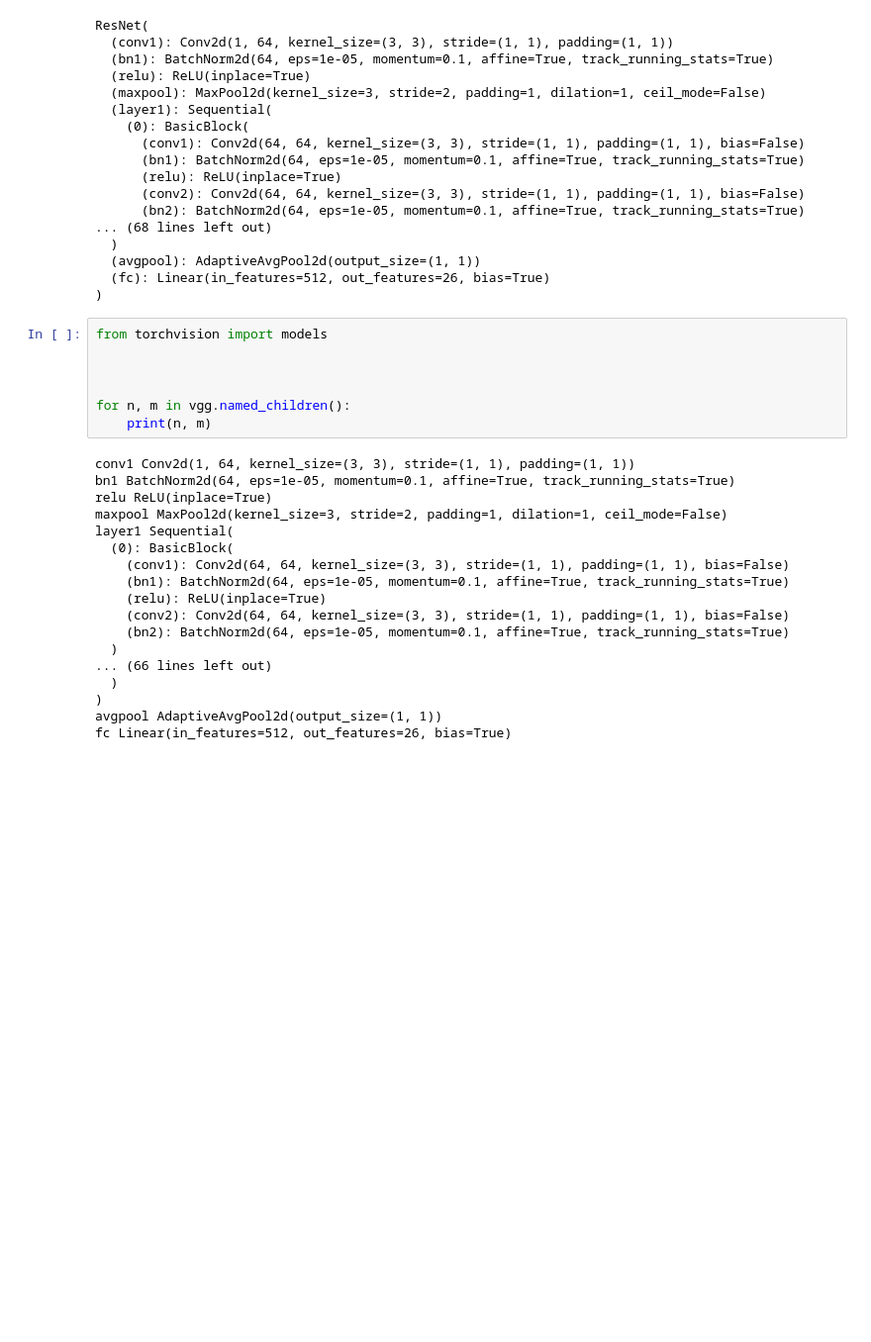
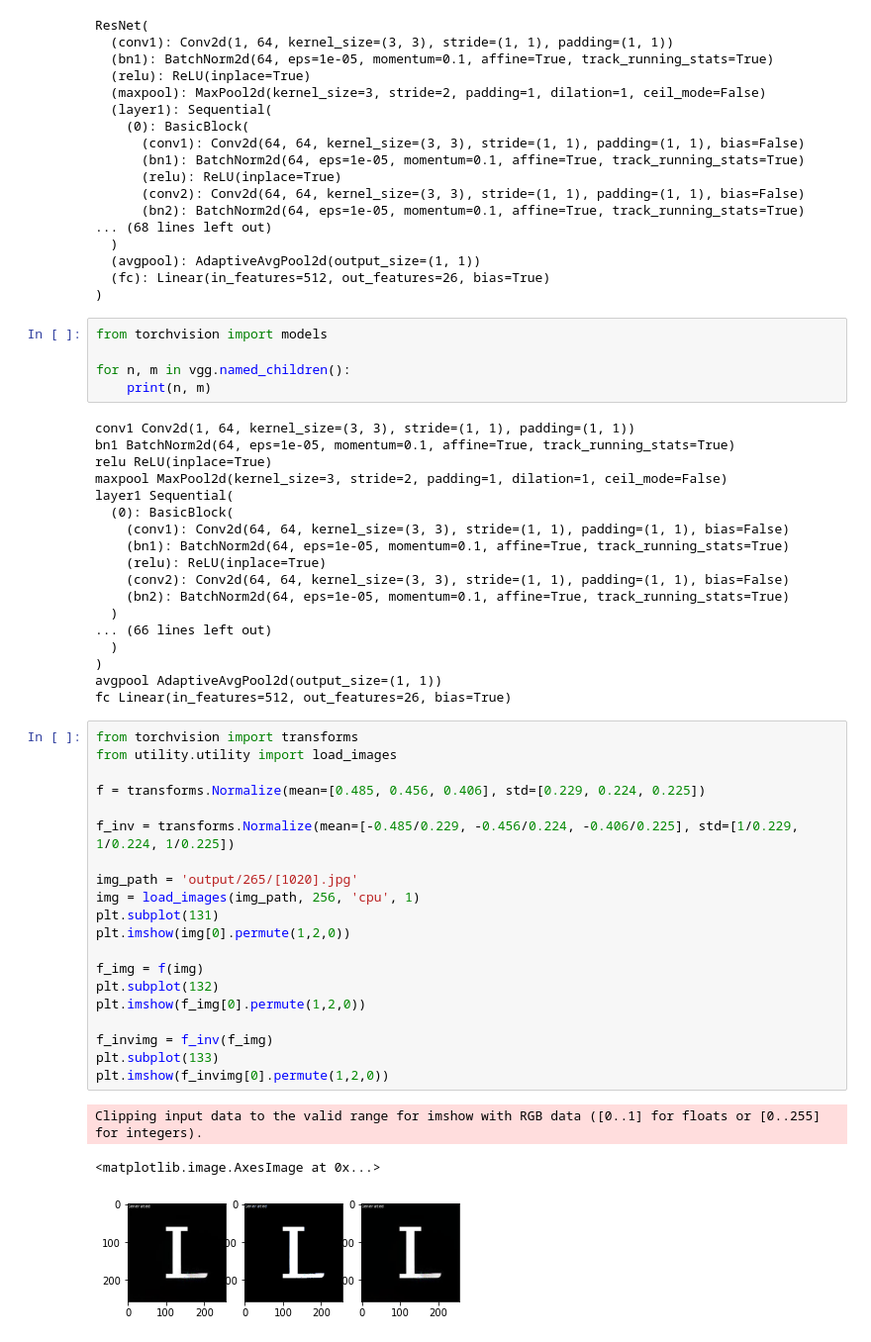
Before and after one commit to tetuomi/My-Style-Difference-Transfer, a Jupyter notebook: scratch.ipynb, the cells around one changed output. Shown at 99% size. Saved outputs shown, nothing was run; the diff lists cells and outputs as text; blank space fills up the shorter version.

Commit message:
0-1 input on the way

```diff
--- a/scratch.ipynb
+++ b/scratch.ipynb
@@ -603,8 +603,6 @@ ResNet(
 # %%
 from torchvision import models
 
-
-
 for n, m in vgg.named_children():
     print(n, m)
 # %% [output]
@@ -625,3 +623,27 @@ layer1 Sequential(
 )
 avgpool AdaptiveAvgPool2d(output_size=(1, 1))
 fc Linear(in_features=512, out_features=26, bias=True)
+# %%
+from torchvision import transforms
+from utility.utility import load_images
+
+f = transforms.Normalize(mean=[0.485, 0.456, 0.406], std=[0.229, 0.224, 0.225])
+
+f_inv = transforms.Normalize(mean=[-0.485/0.229, -0.456/0.224, -0.406/0.225], std=[1/0.229, 1/0.224, 1/0.225])
+
+img_path = 'output/265/[1020].jpg'
+img = load_images(img_path, 256, 'cpu', 1)
+plt.subplot(131)
+plt.imshow(img[0].permute(1,2,0))
+
+f_img = f(img)
+plt.subplot(132)
+plt.imshow(f_img[0].permute(1,2,0))
+
+f_invimg = f_inv(f_img)
+plt.subplot(133)
+plt.imshow(f_invimg[0].permute(1,2,0))
+# %% [output]
+Clipping input data to the valid range for imshow with RGB data ([0..1] for floats or [0..255] for integers).
+<matplotlib.image.AxesImage at 0x...>
+[figure, added]
```
Also changed, not shown: parts of 1 cell of this notebook, 5 other files.
